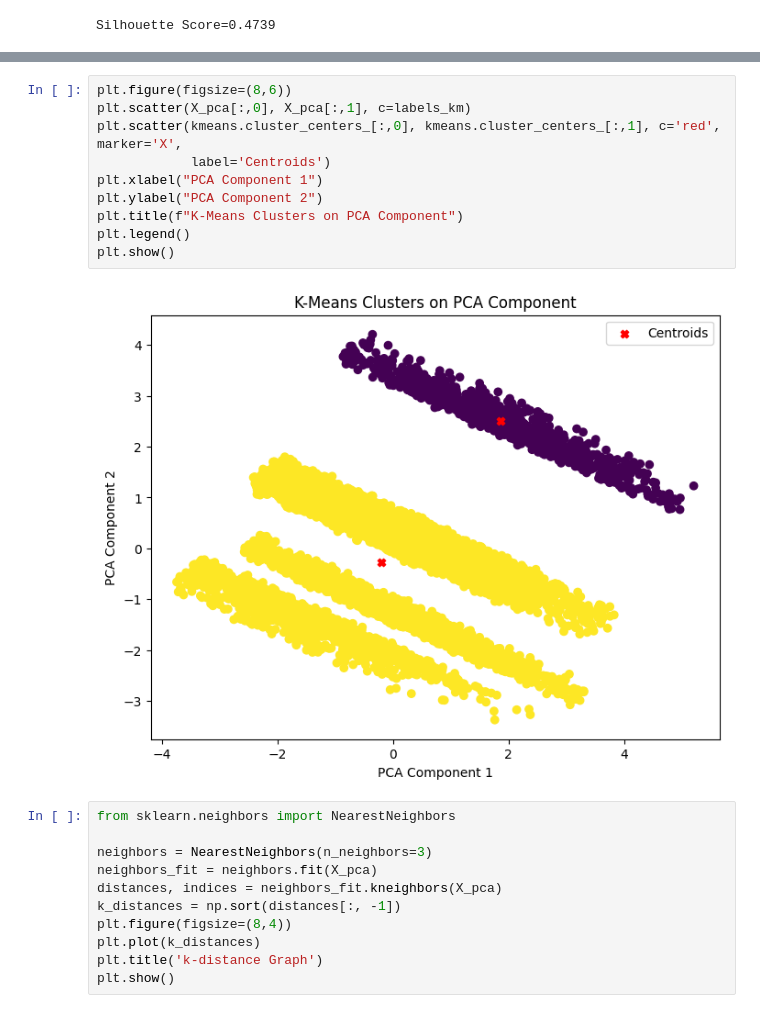
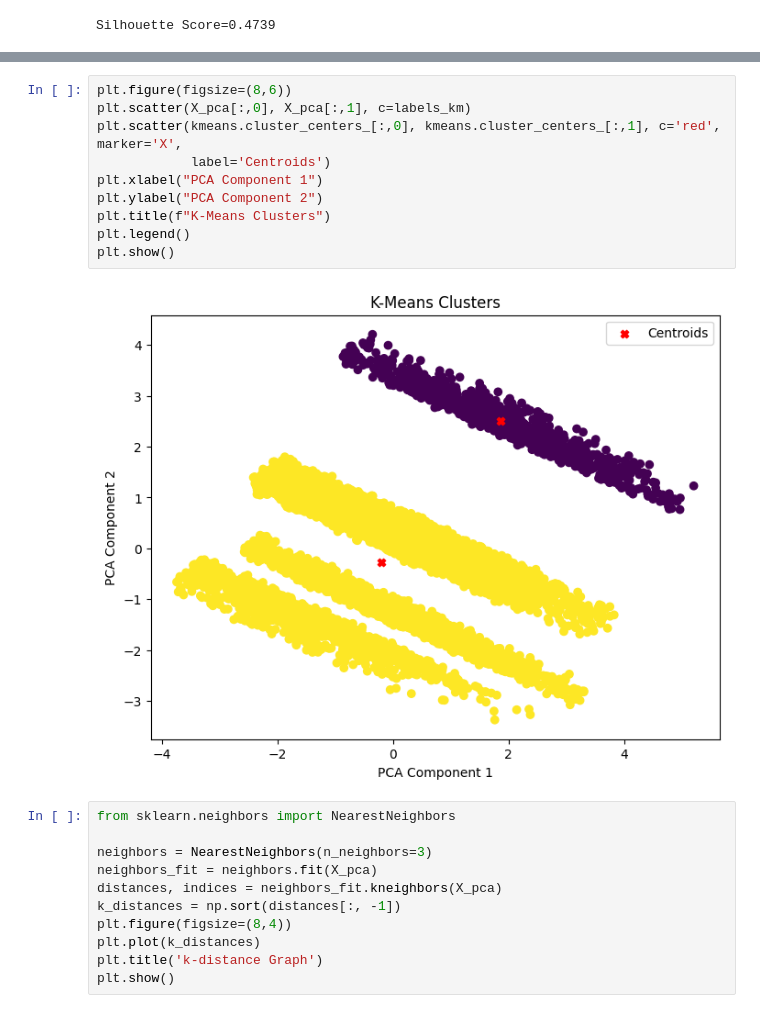
Before and after one commit to kanika-07cs/Coffee_Clustering_Task, a Jupyter notebook: Task.ipynb, the cells around one changed output, grey strips where cells are left out. Drawn from its saved outputs; the diff is of its cells as text.

```diff
--- a/Task.ipynb
+++ b/Task.ipynb
@@ -192,15 +201,15 @@ Silhouette Score=0.4739
 # %%
 plt.figure(figsize=(8,6))
 plt.scatter(X_pca[:,0], X_pca[:,1], c=labels_km)
 plt.scatter(kmeans.cluster_centers_[:,0], kmeans.cluster_centers_[:,1], c='red', marker='X',
             label='Centroids')
 plt.xlabel("PCA Component 1")
 plt.ylabel("PCA Component 2")
-plt.title(f"K-Means Clusters on PCA Component")
+plt.title(f"K-Means Clusters")
 plt.legend()
 plt.show()
 # %% [output]
-[figure, old version]
+[figure, new version]
 # %%
 from sklearn.neighbors import NearestNeighbors
 
```
Also changed, not shown: parts of 3 cells of this notebook.
